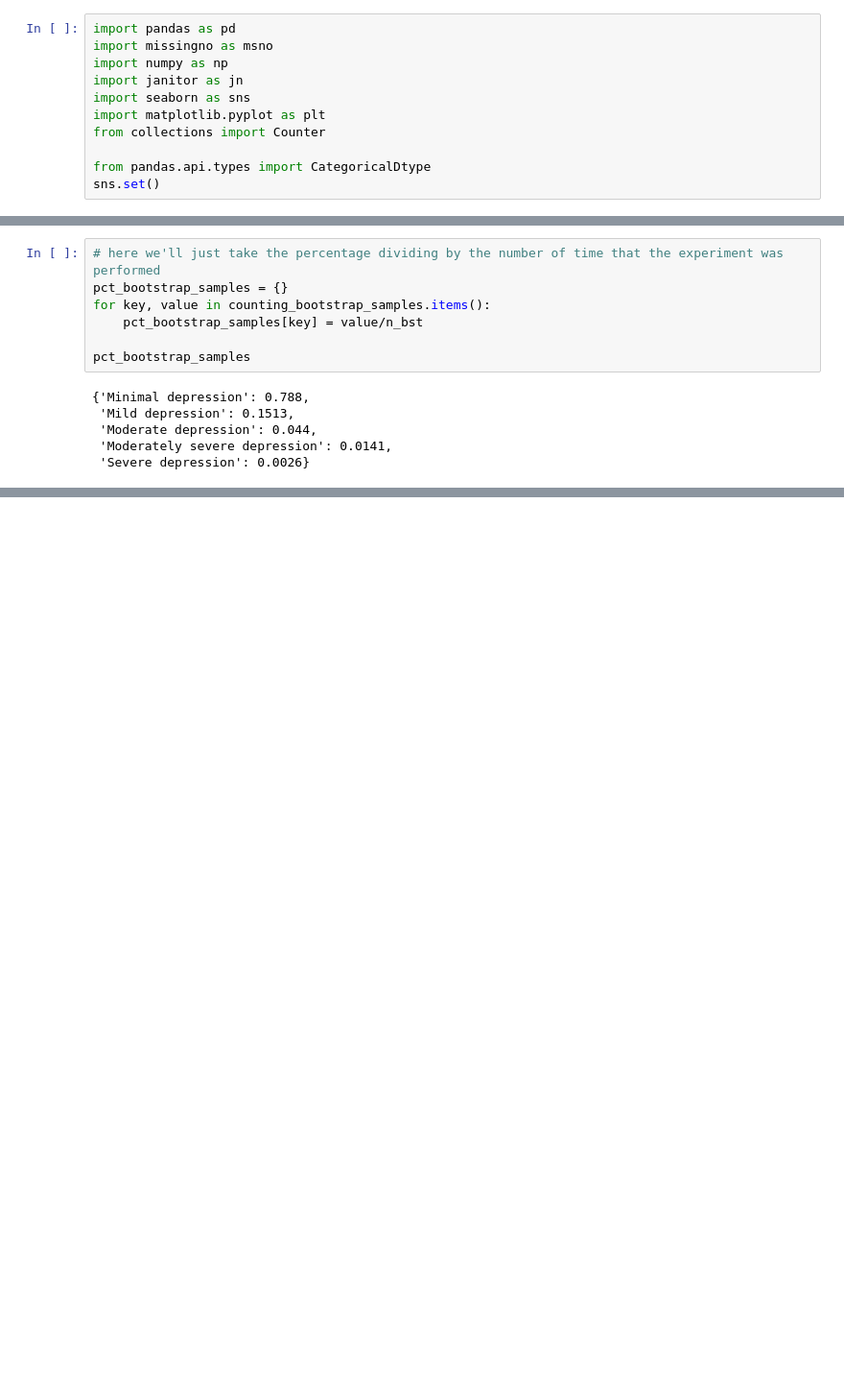
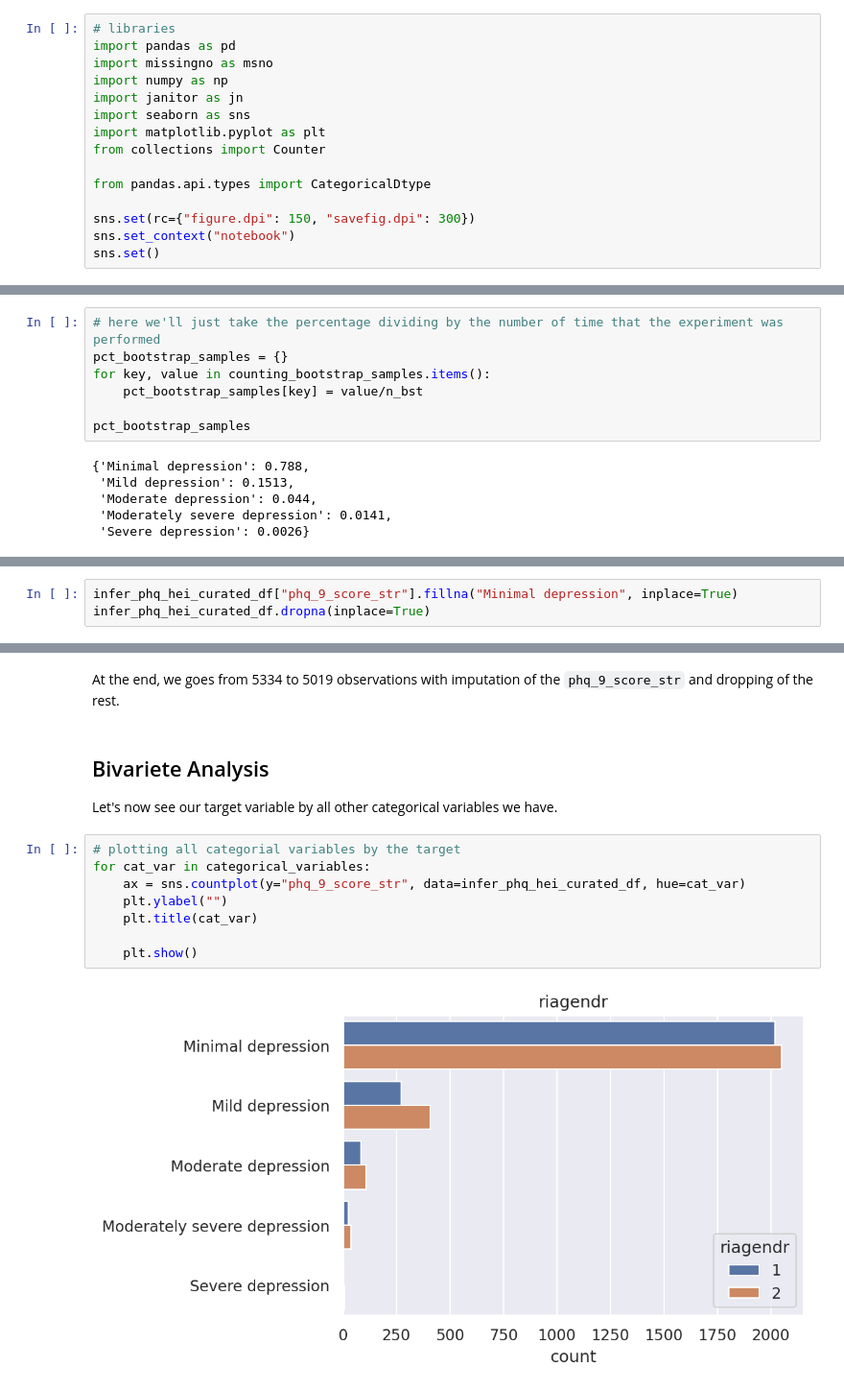
Before and after one commit to LucianoBatista/stat-infer-health-habits, a Jupyter notebook: 02-eda/eda.ipynb, the cells around one changed output, grey strips where cells are left out. Shown at 96% size. Saved outputs shown, nothing was run; the diff lists cells and outputs as text; blank space fills up the shorter version.

```diff
--- a/02-eda/eda.ipynb
+++ b/02-eda/eda.ipynb
@@ -1,4 +1,5 @@
 # %%
+# libraries
 import pandas as pd
 import missingno as msno
 import numpy as np
@@ -8,4 +9,7 @@ import matplotlib.pyplot as plt
 from collections import Counter
 
 from pandas.api.types import CategoricalDtype
+
+sns.set(rc={"figure.dpi": 150, "savefig.dpi": 300})
+sns.set_context("notebook")
 sns.set()
@@ -325,0 +358,3 @@ As we can see from the procedure before, there is approximately 79% chance to be
+# %%
+infer_phq_hei_curated_df["phq_9_score_str"].fillna("Minimal depression", inplace=True)
+infer_phq_hei_curated_df.dropna(inplace=True)
@@ -325,0 +374,16 @@ As we can see from the procedure before, there is approximately 79% chance to be
+# %% [markdown]
+At the end, we goes from 5334 to 5019 observations with imputation of the `phq_9_score_str` and dropping of the rest.
+# %% [markdown]
+## Bivariete Analysis
+
+Let's now see our target variable by all other categorical variables we have.
+# %%
+# plotting all categorial variables by the target
+for cat_var in categorical_variables:
+    ax = sns.countplot(y="phq_9_score_str", data=infer_phq_hei_curated_df, hue=cat_var)
+    plt.ylabel("")
+    plt.title(cat_var)
+
+    plt.show()
+# %% [output]
+[figure, added]
```
Also changed, not shown: parts of 46 cells of this notebook, 6 other files.
